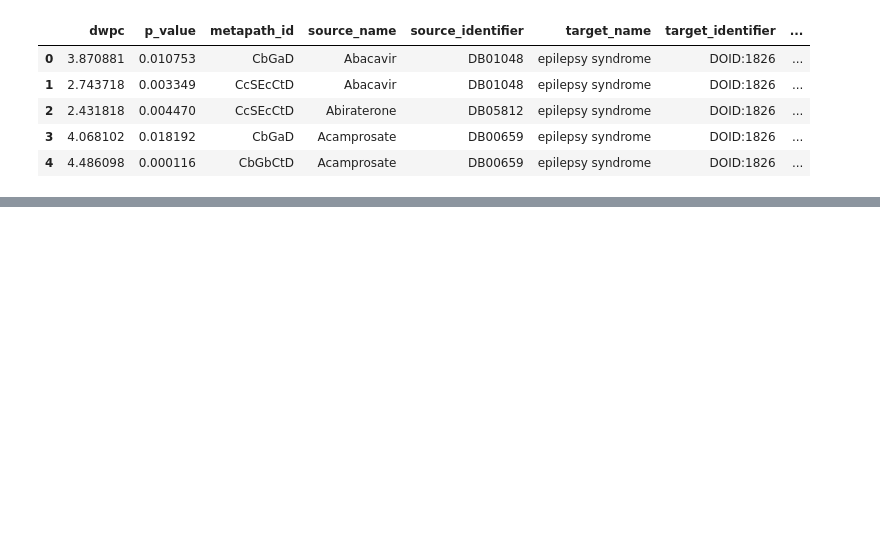
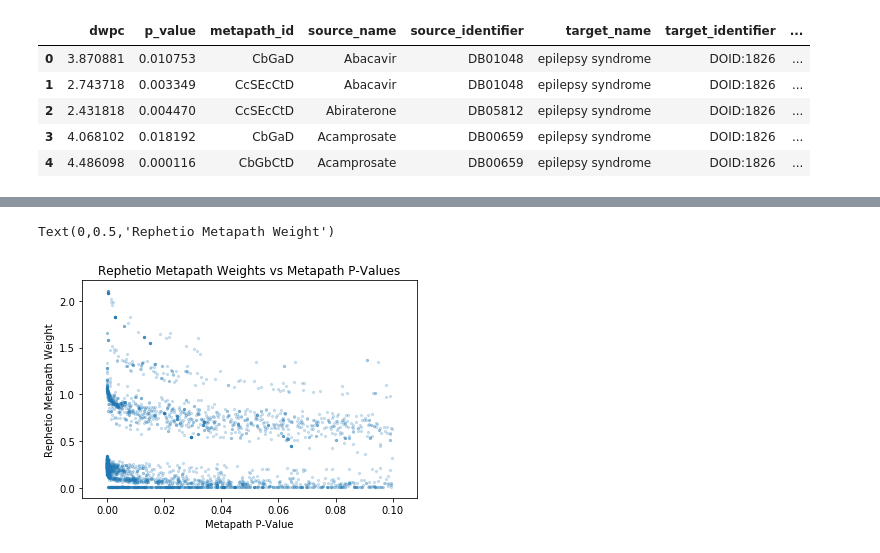
Before and after one commit to greenelab/connectivity-search-analyses, a Jupyter notebook: explore/metapath_rank_comparison.ipynb, the cells around one changed output, grey strips where cells are left out. Cells and saved outputs as stored; diff of their text form; code cells hidden in the pictures; blank space fills up the shorter version.

```diff
--- a/explore/metapath_rank_comparison.ipynb
+++ b/explore/metapath_rank_comparison.ipynb
@@ -120,0 +134,9 @@ KendalltauResult(correlation=0.012442494759812947, pvalue=0.2991016718196584)
+# %%
+plt.scatter(merged_df.p_value, merged_df.metapath_weight, alpha=.2, s=5)
+
+plt.title('Rephetio Metapath Weights vs Metapath P-Values')
+plt.xlabel('Metapath P-Value')
+plt.ylabel('Rephetio Metapath Weight')
+# %% [output]
+Text(0,0.5,'Rephetio Metapath Weight')
+[figure, added]
```
Also changed, not shown: parts of 9 cells of this notebook.
